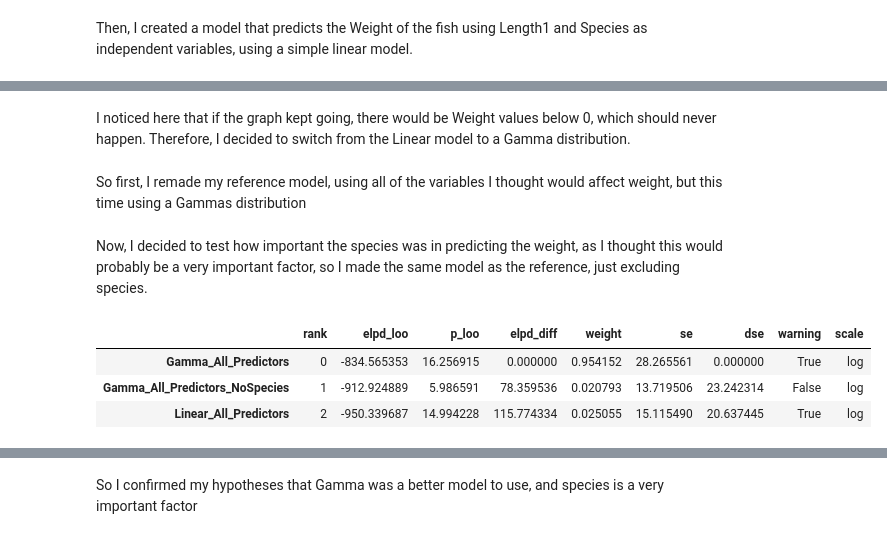
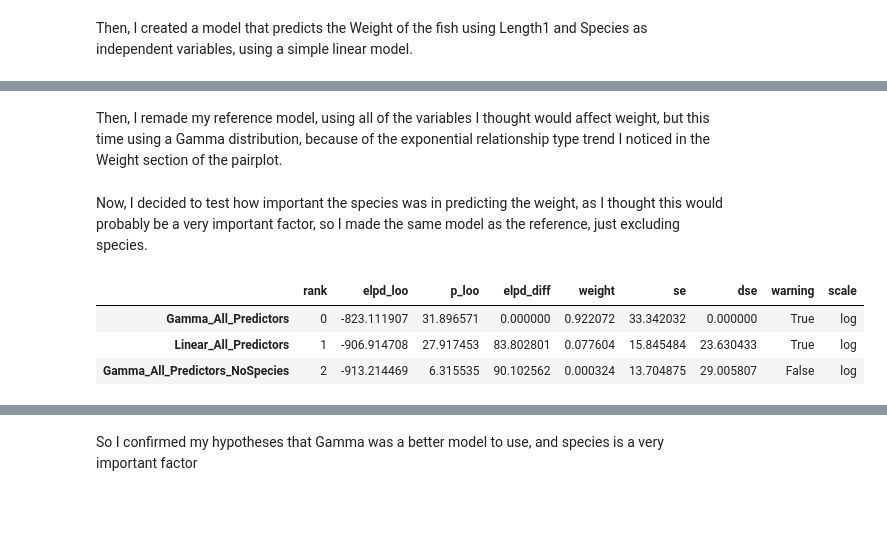
Before and after one commit to LuciusMelillo09/DataScience, a Jupyter notebook: Unit6/Luci_MeliUnit6Project.ipynb, the cells around one changed output, grey strips where cells are left out. Saved outputs shown, nothing was run; the diff lists cells and outputs as text; code cells hidden in the pictures; blank space fills up the shorter version.

```diff
--- a/Unit6/Luci_MeliUnit6Project.ipynb
+++ b/Unit6/Luci_MeliUnit6Project.ipynb
@@ -74,8 +110,8 @@ data2_filtered = data2[data2['Weight'] > 0].copy()
 # %% [markdown]
 First, I created a model that tried to predict the Weight of the Fish using all of the variables I thought may be correlated (no visualization).
 # %%
-model = bmb.Model("Weight ~ Length1 + Length2 + Length3 + Width + Species", data=data2_filtered)
-idata = model.fit(idata_kwargs={'log_likelihood': True})
+model_linear_all_int = bmb.Model("Weight ~ (Length1 + Length2 + Length3 + Width + Height) * Species", data=data2_filtered)
+idata_linear_all_int = model_linear_all_int.fit(idata_kwargs={'log_likelihood': True})
 # %% [markdown]
 Then, I created a model that predicts the Weight of the fish using Length1 and Species as independent variables, using a simple linear model.
 # %%
@@ -97,10 +120,8 @@ ax[0].legend(title='Species')
-# %% [markdown]
-I noticed here that if the graph kept going, there would be Weight values below 0, which should never happen. Therefore, I decided to switch from the Linear model to a Gamma distribution.
 # %% [markdown]
-So first, I remade my reference model, using all of the variables I thought would affect weight, but this time using a Gammas distribution
+ Then, I remade my reference model, using all of the variables I thought would affect weight, but this time using a Gamma distribution, because of the exponential relationship type trend I noticed in the Weight section of the pairplot.
 # %%
-model3 = bmb.Model("Weight ~ Length1 + Length2 + Length3 + Width + Species", data=data2_filtered, family='gamma', link='log')
-idata3 = model3.fit(idata_kwargs={'log_likelihood': True})
+model_gamma_all_int = bmb.Model("Weight ~ (Length1 + Length2 + Length3 + Width + Height) * Species", data=data2_filtered, family='gamma', link='log')
+idata_gamma_all_int = model_gamma_all_int.fit(idata_kwargs={'log_likelihood': True})
 # %% [markdown]
 Now, I decided to test how important the species was in predicting the weight, as I thought this would probably be a very important factor, so I made the same model as the reference, just excluding species.
 # %%
@@ -108,18 +129,18 @@ model0 = bmb.Model("Weight ~ Length1 + Length2 + Length3 + Width", data=data2_fi
 idata0 = model0.fit(idata_kwargs={'log_likelihood': True})
 # %%
 model_dict = {
-    "Linear_All_Predictors": idata,
-    "Gamma_All_Predictors": idata3,
+    "Linear_All_Predictors": idata_linear_all_int,
+    "Gamma_All_Predictors": idata_gamma_all_int,
     "Gamma_All_Predictors_NoSpecies": idata0,
 
 }
 cmp_df_bmb = az.compare(model_dict)
 cmp_df_bmb
 # %% [output]
 |  | rank | elpd_loo | p_loo | elpd_diff | weight | se | dse | warning | scale |
-| Gamma_All_Predictors | 0 | -834.565353 | 16.256915 | 0.000000 | 0.954152 | 28.265561 | 0.000000 | True | log |
-| Gamma_All_Predictors_NoSpecies | 1 | -912.924889 | 5.986591 | 78.359536 | 0.020793 | 13.719506 | 23.242314 | False | log |
-| Linear_All_Predictors | 2 | -950.339687 | 14.994228 | 115.774334 | 0.025055 | 15.115490 | 20.637445 | True | log |
+| Gamma_All_Predictors | 0 | -823.111907 | 31.896571 | 0.000000 | 0.922072 | 33.342032 | 0.000000 | True | log |
+| Linear_All_Predictors | 1 | -906.914708 | 27.917453 | 83.802801 | 0.077604 | 15.845484 | 23.630433 | True | log |
+| Gamma_All_Predictors_NoSpecies | 2 | -913.214469 | 6.315535 | 90.102562 | 0.000324 | 13.704875 | 29.005807 | False | log |
 # %%
 az.plot_compare(cmp_df_bmb)
 # %% [output]
```
Also changed, not shown: parts of 13 cells of this notebook.
